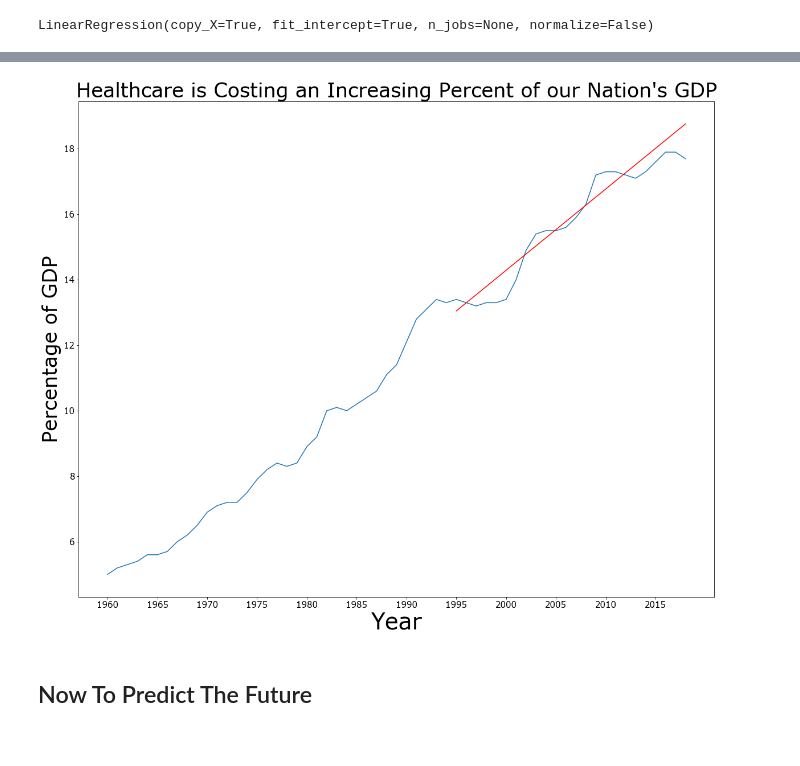
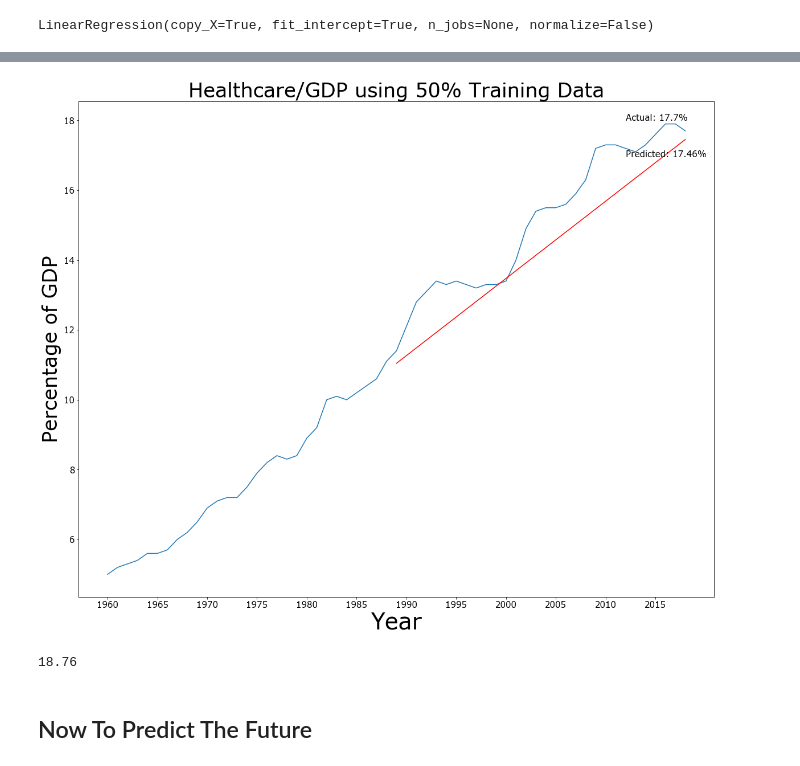
Before and after one commit to nmwhitehead/Healthcare-Costs, a Jupyter notebook: Healthcare.ipynb, the cells around one changed output, grey strips where cells are left out. Saved outputs shown, nothing was run; the diff lists cells and outputs as text; code cells hidden in the pictures.

```diff
--- a/Healthcare.ipynb
+++ b/Healthcare.ipynb
@@ -178,11 +178,13 @@ y_gdp = y_gdp.astype(float)
 from sklearn.model_selection import train_test_split
 # %%
 # Train test split time
-X_train, X_test, y_train, y_test = train_test_split(X, y_gdp, test_size=0.4, shuffle=False)
+X_train, X_test, y_train, y_test = train_test_split(X, y_gdp, test_size=0.5, shuffle=False)
 # %%
 # Reshaping to prevent 1D Array error in next step.
-X_train = X_train.values.reshape(-1, 1)
-X_test = X_test.values.reshape(-1, 1)
+# X_train = X_train.values.reshape(-1, 1)
+# X_test = X_test.values.reshape(-1, 1)
+X_train = X_train.reshape(-1, 1)
+X_test = X_test.reshape(-1, 1)
 # %%
 lr_gdp = LinearRegression()
 
@@ -212,20 +196,26 @@ array([[1995],
 # %%
 plt.figure(figsize=(20,16))
 
-plt.title("Healthcare is Costing an Increasing Percent of our Nation's GDP", fontsize=35)
+plt.title("Healthcare/GDP using 50% Training Data", fontsize=35)
 
 plt.plot(X, y_gdp)
 plt.plot(X_test, lr_gdp.predict(X_test), color='red')
 
 plt.ylabel('Percentage of GDP', fontsize=35)
 plt.yticks(fontsize=15)
 
 plt.xlabel('Year', fontsize=40)
 plt.xticks([1960, 1965, 1970, 1975, 1980, 1985, 1990, 1995, 2000, 2005, 2010, 2015],
-    fontsize=15
-);
+    fontsize=15)
+
+plt.text(2012, y_test[-1]+.3, f'Actual: {round(y_test[-1], 2)}%', fontsize=15)
+plt.text(2012, lr_gdp.predict(X_test)[-1]-0.5, f'Predicted: {round(lr_gdp.predict(X_test)[-1], 2)}%', fontsize=15);
 # %% [output]
-[figure, old version]
+[figure, new version]
+# %%
+round(lr_gdp.predict(X_test)[-1], 2)
+# %% [output]
+18.76
 # %% [markdown]
 ## Now To Predict The Future
 # %%
```
Also changed, not shown: parts of 3 cells of this notebook, 7 other files.
